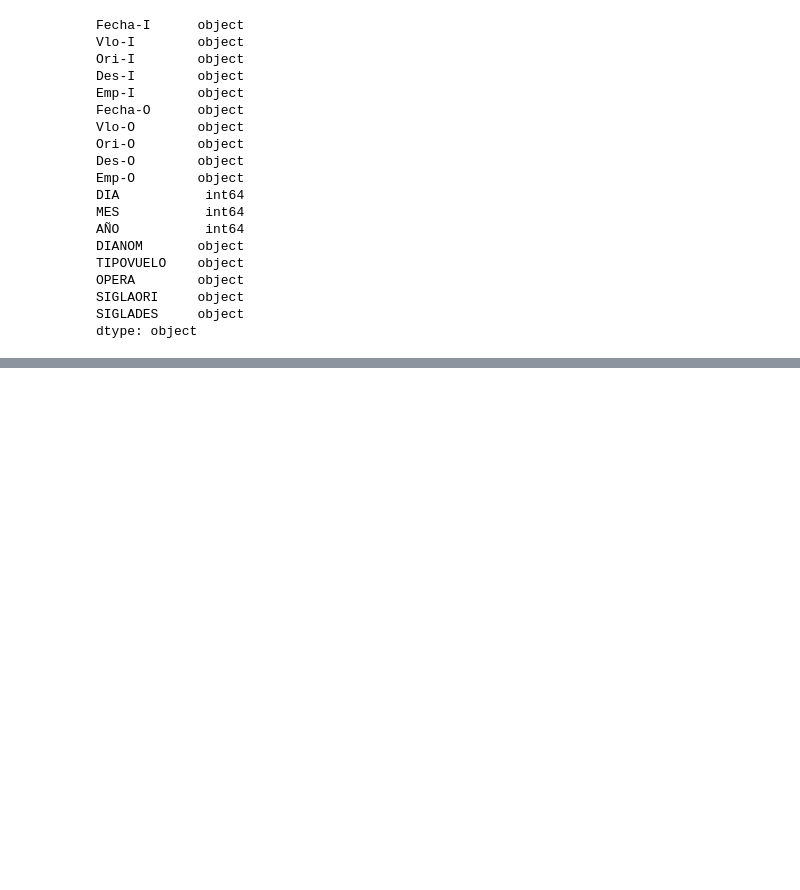
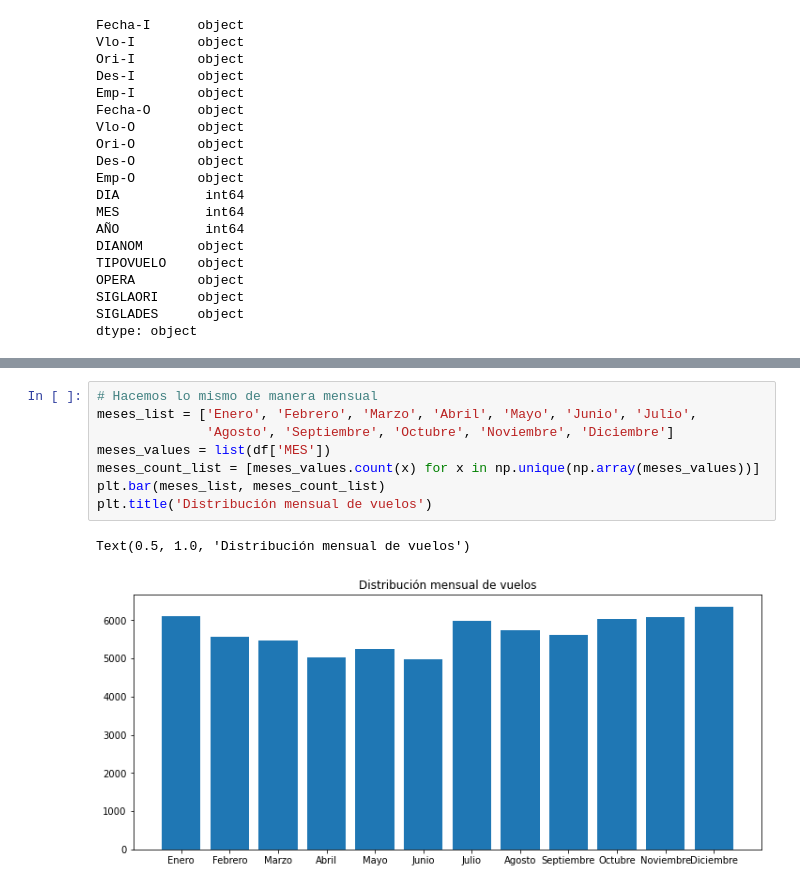
Before and after one commit to jmetchebarne/desafio_ds_latam, a Jupyter notebook: solution.ipynb, the cells around one changed output, grey strips where cells are left out. Drawn from its saved outputs; the diff is of its cells as text; blank space fills up the shorter version.

```diff
--- a/solution.ipynb
+++ b/solution.ipynb
@@ -81,0 +106,11 @@ df.head(5)
+# %%
+# Hacemos lo mismo de manera mensual
+meses_list = ['Enero', 'Febrero', 'Marzo', 'Abril', 'Mayo', 'Junio', 'Julio',
+              'Agosto', 'Septiembre', 'Octubre', 'Noviembre', 'Diciembre']
+meses_values = list(df['MES'])
+meses_count_list = [meses_values.count(x) for x in np.unique(np.array(meses_values))]
+plt.bar(meses_list, meses_count_list)
+plt.title('Distribución mensual de vuelos')
+# %% [output]
+Text(0.5, 1.0, 'Distribución mensual de vuelos')
+[figure, added]
```
Also changed, not shown: parts of 5 cells of this notebook.
